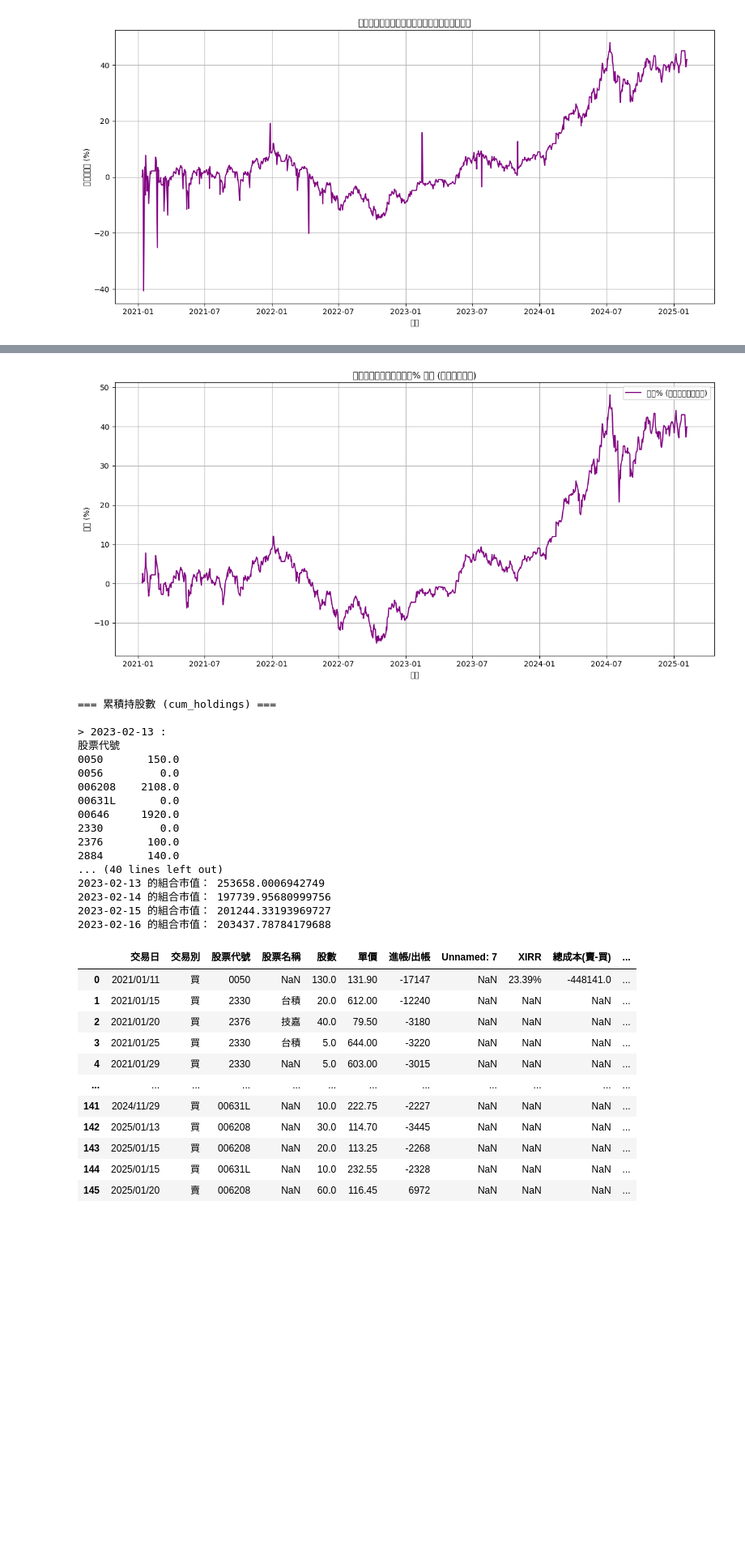
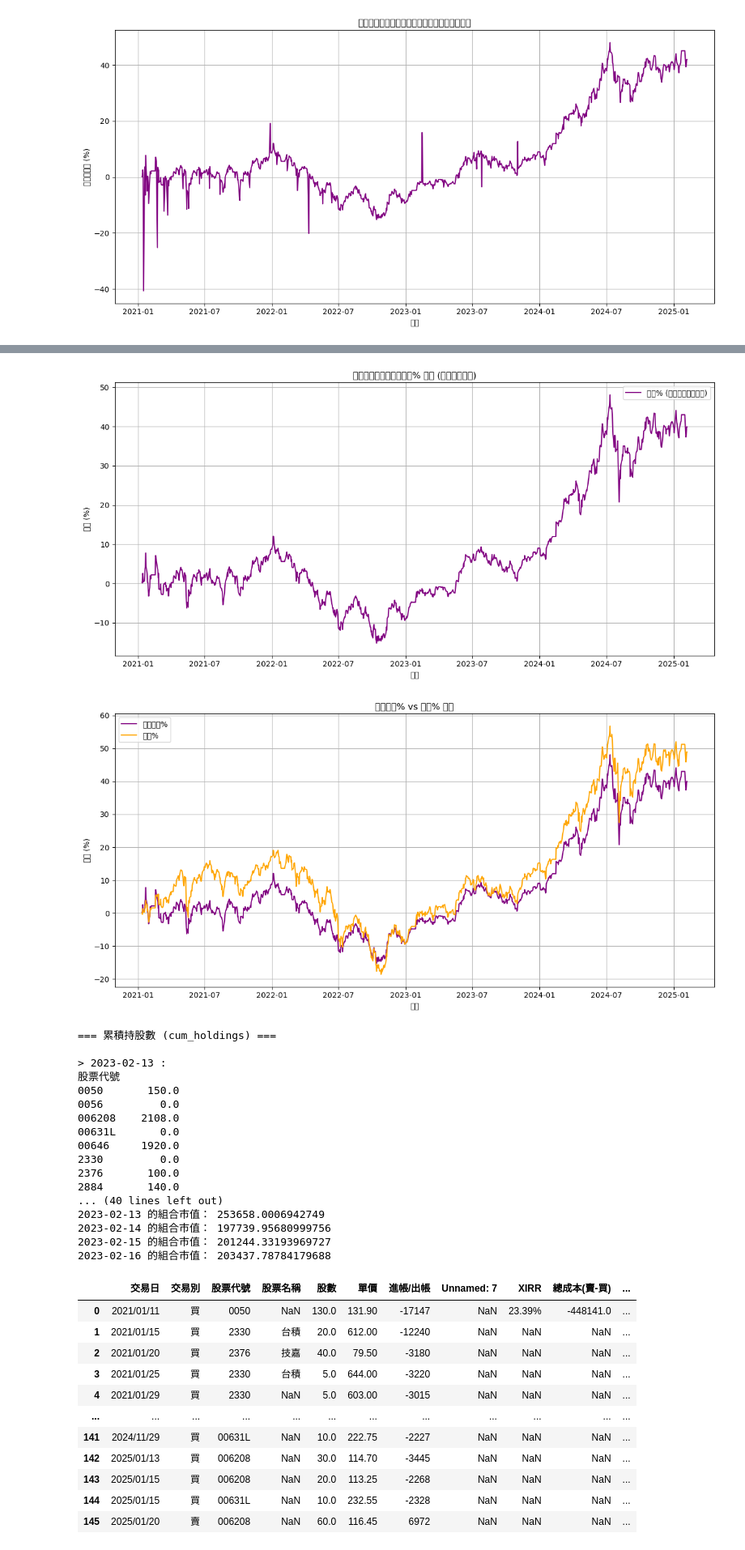
Before and after one commit to tim12332000/TW_ETF, a Jupyter notebook: startup.ipynb, the cells around one changed output, grey strips where cells are left out. Shown at 81% size. Drawn from its saved outputs; the diff is of its cells as text; code cells hidden in the pictures; blank space fills up the shorter version.

```diff
--- a/startup.ipynb
+++ b/startup.ipynb
@@ -1034,52 +1034,91 @@ performance_ratio[mask] = total_wealth[mask] / buy_flows[mask]
 
 profit_pct = (performance_ratio - 1) * 100
 
 # (B) 繪製「獲利%」走勢圖
 plt.figure(figsize=(12, 6))
 plt.plot(profit_pct.index, profit_pct.values, label='獲利% (以累積入金為基礎)', color='purple')
 plt.xlabel('日期')
 plt.ylabel('獲利 (%)')
 plt.title('以累積入金為基礎的獲利% 走勢 (含已實現現金)')
 plt.grid(True)
 plt.legend()
 plt.tight_layout()
 plt.show()
 
+# =============================
+# 2. 取得大盤指數收盤價 & 計算大盤% 走勢
+# -----------------------------
+# 這裡以台灣加權指數 ^TWII 為例
+ticker = '^TWII'
+start_date = date_range[0].strftime('%Y-%m-%d')
+end_date = date_range[-1].strftime('%Y-%m-%d')
 
+df_index = yf.download(ticker, start=start_date, end=end_date, progress=False)
 
-# 假設您使用的物件是：
-# cum_holdings: DataFrame，index 為日期 (與 date_range 相符)，columns 為股票代號
-# portfolio_value: Series，index 為日期 (與 date_range 相符)，value 為當日組合市值
+if df_index.empty:
+    raise ValueError(f"無法取得 {ticker} 大盤資料")
 
-check_dates = ['2023-02-13', '2023-02-14', '2023-02-15','2023-02-16']
+# 取收盤價
+index_close = df_index['Close']
 
-print("=== 累積持股數 (cum_holdings) ===\n")
-for d in check_dates:
-    print(f"> {d} :")
-    try:
-        print(cum_holdings.loc[d])
-    except KeyError:
-        print(f"{d} 不在 cum_holdings 的索引中")
-    print()  # 空行分隔
+# 為了跟您的 date_range 對齊，做 reindex，並用前向填補
+index_close = index_close.reindex(date_range).ffill()
 
-print("=== 組合市值 (portfolio_value) ===\n")
-for d in check_dates:
-    try:
-        val = portfolio_value.loc[d]
-        print(f"{d} 的組合市值： {val}")
-    except KeyError:
-        print(f"{d} 不在 portfolio_value 的索引中")
+# 計算「大盤」自第一天的累積漲跌百分比
+# 大盤% = (index_price / 第一筆價格 - 1) * 100
+base_price = index_close.iloc[0]
+index_pct = (index_close / base_price - 1) * 100
+
+# =============================
+# 3. 在同一張圖上繪製「我的獲利%」與「大盤%」走勢
+# -----------------------------
+plt.figure(figsize=(12, 6))
+plt.plot(profit_pct.index, profit_pct.values, label='我的獲利%', color='purple')
+plt.plot(index_pct.index, index_pct.values, label='大盤%', color='orange')
+
+plt.xlabel('日期')
+plt.ylabel('報酬 (%)')
+plt.title('我的獲利% vs 大盤% 走勢')
+plt.grid(True)
+plt.legend()
+plt.tight_layout()
+plt.show()
+
+# debug
+# # 假設您使用的物件是：
+# # cum_holdings: DataFrame，index 為日期 (與 date_range 相符)，columns 為股票代號
+# # portfolio_value: Series，index 為日期 (與 date_range 相符)，value 為當日組合市值
+
+# check_dates = ['2023-02-13', '2023-02-14', '2023-02-15','2023-02-16']
+
+# print("=== 累積持股數 (cum_holdings) ===\n")
+# for d in check_dates:
+#     print(f"> {d} :")
+#     try:
+#         print(cum_holdings.loc[d])
+#     except KeyError:
+#         print(f"{d} 不在 cum_holdings 的索引中")
+#     print()  # 空行分隔
+
+# print("=== 組合市值 (portfolio_value) ===\n")
+# for d in check_dates:
+#     try:
+#         val = portfolio_value.loc[d]
+#         print(f"{d} 的組合市值： {val}")
+#     except KeyError:
+#         print(f"{d} 不在 portfolio_value 的索引中")
 # %% [output]
 處理股票: 0050
 處理股票: 0056
 處理股票: 006208
 處理股票: 00631L
 處理股票: 00646
 處理股票: 2330
 處理股票: 2376
 處理股票: 2884
 [figure]
 [figure]
+[figure, added]
 === 累積持股數 (cum_holdings) ===
 
 > 2023-02-13 :
```
